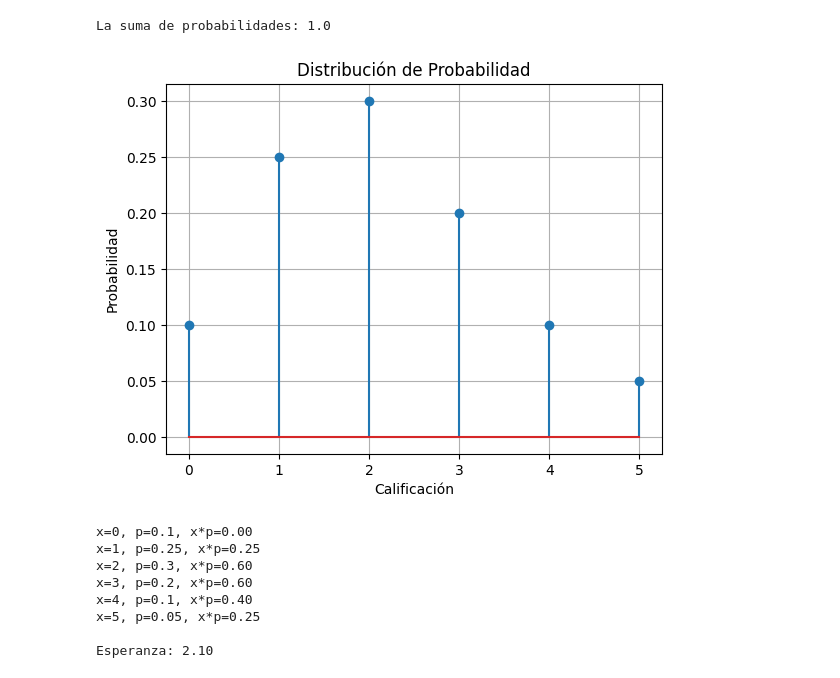
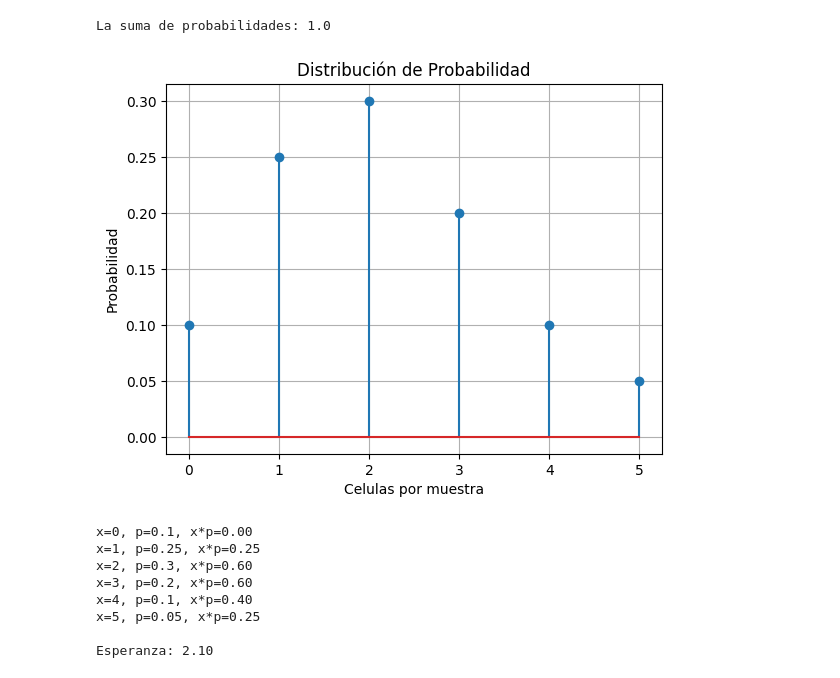
Before and after one commit to 25041001-cloud/Probabilidad, a Jupyter notebook: Unidad3/Practica_6.ipynb, the cells around one changed output. Saved outputs shown, nothing was run; the diff lists cells and outputs as text; code cells hidden in the pictures.

```diff
--- a/Unidad3/Practica_6.ipynb
+++ b/Unidad3/Practica_6.ipynb
@@ -26,14 +26,14 @@ La suma de probabilidades: 1.0
 # %%
 #Graficar la distribución de probabilidad
 
 plt.stem(x,p)
 plt.title("Distribución de Probabilidad")
-plt.xlabel("Calificación")
+plt.xlabel("Celulas por muestra")
 plt.ylabel("Probabilidad")
 plt.grid(True)
 plt.show()
 # %% [output]
-[figure, old version]
+[figure, new version]
 # %%
 #Calcular valor esperado E(X)
 #Inicializar una variable para acumular la suma
```
